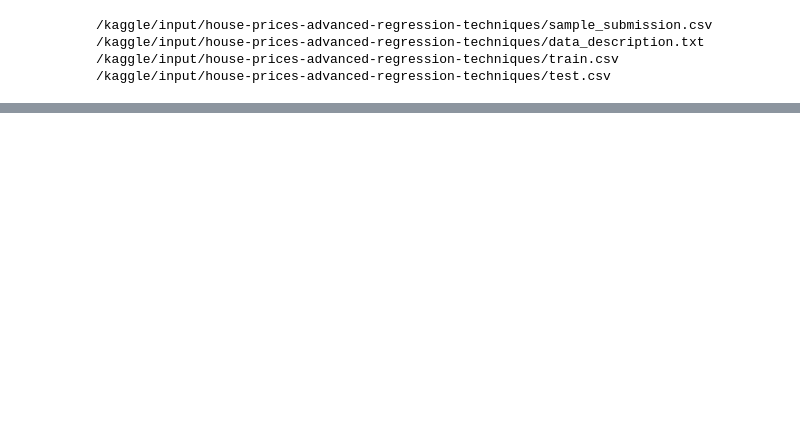
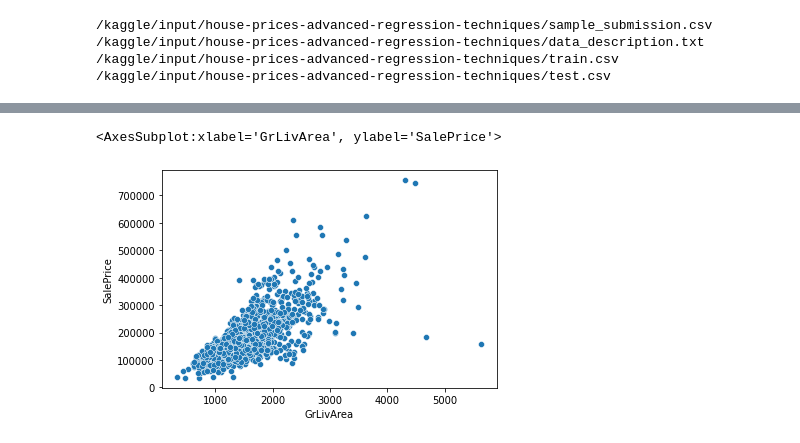
Before and after one commit to georgybusov/Regression-Project, a Jupyter notebook: housing-prices-competition.ipynb, the cells around one changed output, grey strips where cells are left out. Drawn from its saved outputs; the diff is of its cells as text; code cells hidden in the pictures; blank space fills up the shorter version.

```diff
--- a/housing-prices-competition.ipynb
+++ b/housing-prices-competition.ipynb
@@ -29,7 +31,5 @@ warnings.filterwarnings('ignore')
 # %%
-
-df_train = pd.read_csv('../input/house-prices-advanced-regression-techniques/train.csv',index_col='Id')
-df_test = pd.read_csv('../input/house-prices-advanced-regression-techniques/test.csv',index_col='Id')
-
-df = pd.concat([df_train, df_test], axis=0)
-df.head()
+df_train = pd.read_csv('../input/house-prices-advanced-regression-techniques/train.csv')
+df_test = pd.read_csv('../input/house-prices-advanced-regression-techniques/test.csv')
+df_train_id = df_train['Id']
+df_test_id = df_test['Id']
@@ -44,0 +43,7 @@ df.head()
+# %%
+# As the dataset creator stated: "there are outliers in the data" so let us remove them
+
+sns.scatterplot(data = df_train, x =  'GrLivArea', y = 'SalePrice')
+# %% [output]
+<AxesSubplot:xlabel='GrLivArea', ylabel='SalePrice'>
+[figure, added]
```
Also changed, not shown: parts of 73 cells of this notebook.
